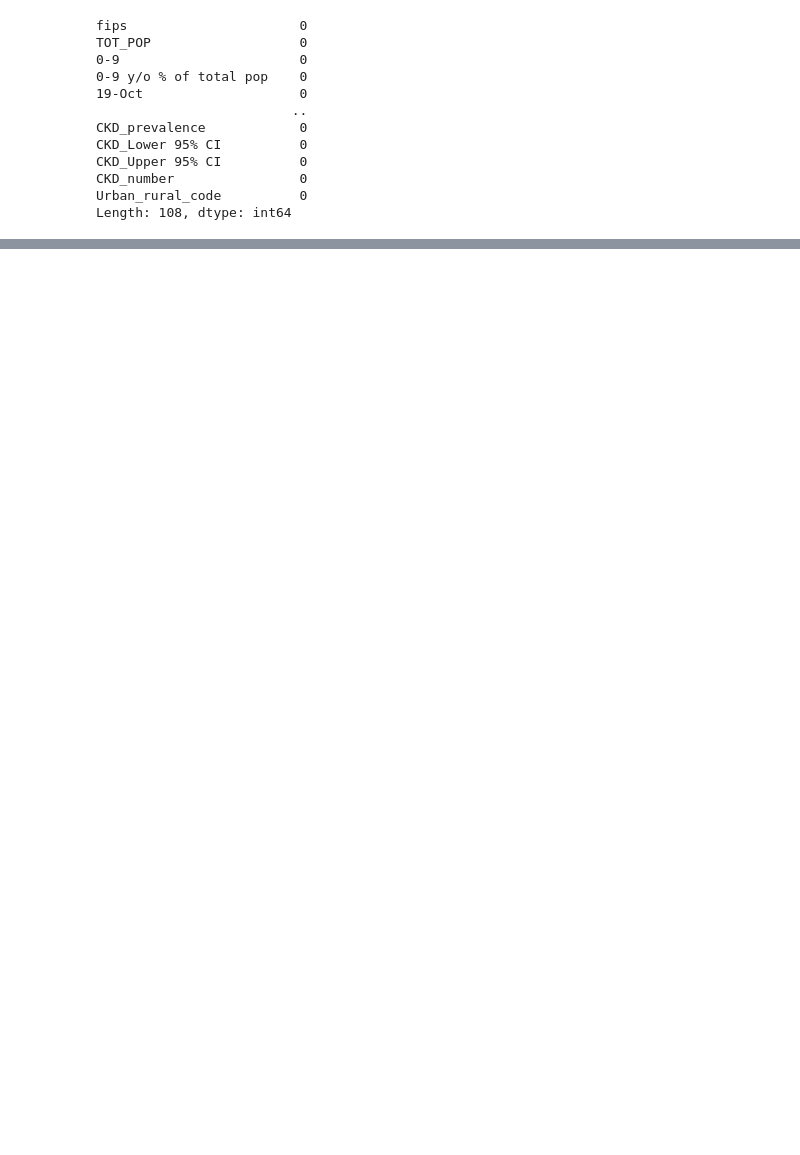
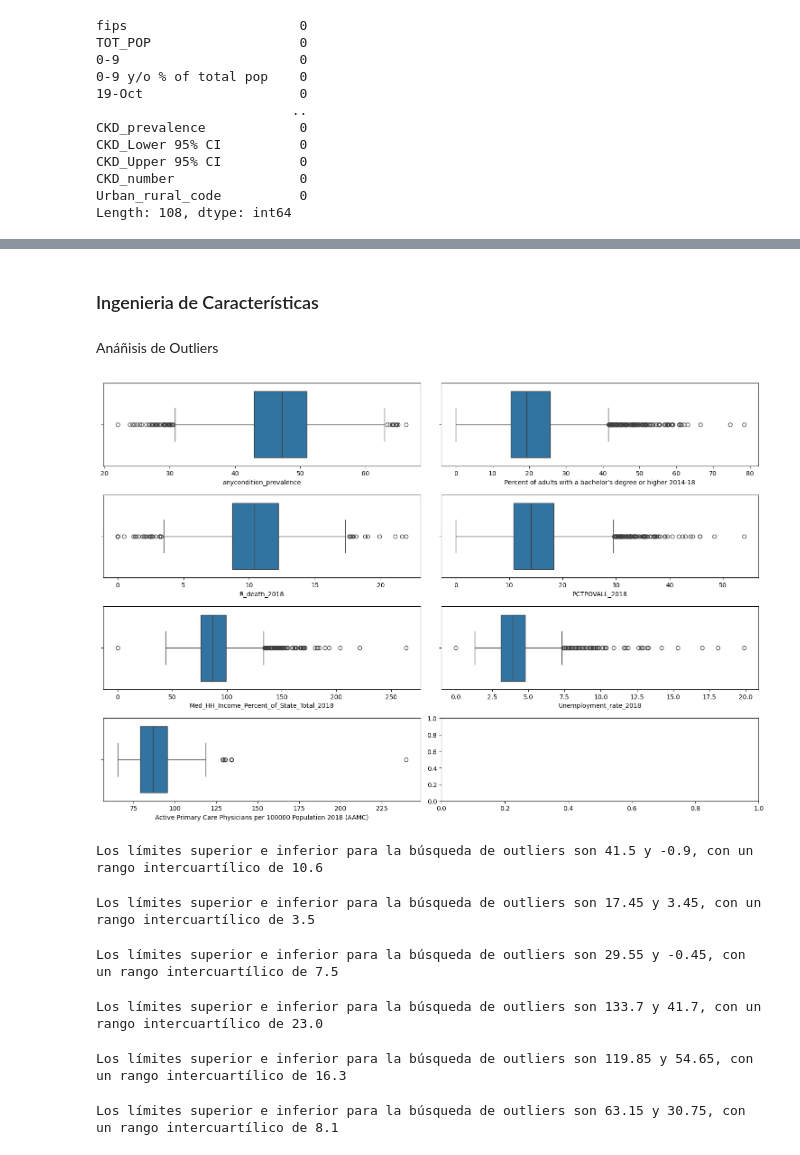
Before and after one commit to Jairo-Almanza/Modelo-de-regresion-lineal-usando-pandas-y-python, a Jupyter notebook: src/explore.ipynb, the cells around one changed output, grey strips where cells are left out. Saved outputs shown, nothing was run; the diff lists cells and outputs as text; code cells hidden in the pictures; blank space fills up the shorter version.

```diff
--- a/src/explore.ipynb
+++ b/src/explore.ipynb
@@ -83,0 +259,71 @@ Length: 108, dtype: int64
+# %% [markdown]
+### Ingenieria de Características
+# %% [markdown]
+Anáñisis de Outliers
+# %%
+fig, axis = plt.subplots(4,2, figsize = (15, 10))
+
+# Crear un histograma múltiple
+sns.boxplot(ax = axis[0,0], data = data_corr, x = "anycondition_prevalence")
+sns.boxplot(ax = axis[0,1], data = data_corr, x = "Percent of adults with a bachelor's degree or higher 2014-18")
+sns.boxplot(ax = axis[1,0], data = data_corr, x = "R_death_2018")
+sns.boxplot(ax = axis[1,1], data = data_corr, x = "PCTPOVALL_2018")
+sns.boxplot(ax = axis[2,0], data = data_corr, x = "Med_HH_Income_Percent_of_State_Total_2018")
+sns.boxplot(ax = axis[2,1], data = data_corr, x = "Unemployment_rate_2018")
+sns.boxplot(ax = axis[3,0], data = data_corr, x = "Active Primary Care Physicians per 100000 Population 2018 (AAMC)")
+
+
+# Ajustar el layout
+plt.tight_layout()
+# Mostrar el plot
+plt.show()
+# %% [output]
+[figure, added]
+# %%
+educ=data_corr["Percent of adults with a bachelor's degree or higher 2014-18"].describe()
+educ_iqr=educ['75%']-educ['25%']
+p_lim_sup=educ['75%']+1.5*educ_iqr
+p_lim_inf=educ['25%']-1.5*educ_iqr
+print(f"Los límites superior e inferior para la búsqueda de outliers son {round(p_lim_sup, 2)} y {round(p_lim_inf, 2)}, con un rango intercuartílico de {round(educ_iqr, 2)}")
+# %% [output]
+Los límites superior e inferior para la búsqueda de outliers son 41.5 y -0.9, con un rango intercuartílico de 10.6
+# %%
+mort=data_corr["R_death_2018"].describe()
+mort_iqr=mort['75%']-mort['25%']
+p_lim_sup=mort['75%']+1.5*mort_iqr
+p_lim_inf=mort['25%']-1.5*mort_iqr
+print(f"Los límites superior e inferior para la búsqueda de outliers son {round(p_lim_sup, 2)} y {round(p_lim_inf, 2)}, con un rango intercuartílico de {round(mort_iqr, 2)}")
+# %% [output]
+Los límites superior e inferior para la búsqueda de outliers son 17.45 y 3.45, con un rango intercuartílico de 3.5
+# %%
+pobr=data_corr["PCTPOVALL_2018"].describe()
+pobr_iqr=pobr['75%']-pobr['25%']
+p_lim_sup=pobr['75%']+1.5*pobr_iqr
+p_lim_inf=pobr['25%']-1.5*pobr_iqr
+print(f"Los límites superior e inferior para la búsqueda de outliers son {round(p_lim_sup, 2)} y {round(p_lim_inf, 2)}, con un rango intercuartílico de {round(pobr_iqr, 2)}")
+# %% [output]
+Los límites superior e inferior para la búsqueda de outliers son 29.55 y -0.45, con un rango intercuartílico de 7.5
+# %%
+ingr=data_corr["Med_HH_Income_Percent_of_State_Total_2018"].describe()
+ingr_iqr=ingr['75%']-ingr['25%']
+p_lim_sup=ingr['75%']+1.5*ingr_iqr
+p_lim_inf=ingr['25%']-1.5*ingr_iqr
+print(f"Los límites superior e inferior para la búsqueda de outliers son {round(p_lim_sup, 2)} y {round(p_lim_inf, 2)}, con un rango intercuartílico de {round(ingr_iqr, 2)}")
+# %% [output]
+Los límites superior e inferior para la búsqueda de outliers son 133.7 y 41.7, con un rango intercuartílico de 23.0
+# %%
+phys=data_corr["Active Primary Care Physicians per 100000 Population 2018 (AAMC)"].describe()
+phys_iqr=phys['75%']-phys['25%']
+p_lim_sup=phys['75%']+1.5*phys_iqr
+p_lim_inf=phys['25%']-1.5*phys_iqr
+print(f"Los límites superior e inferior para la búsqueda de outliers son {round(p_lim_sup, 2)} y {round(p_lim_inf, 2)}, con un rango intercuartílico de {round(phys_iqr, 2)}")
+# %% [output]
+Los límites superior e inferior para la búsqueda de outliers son 119.85 y 54.65, con un rango intercuartílico de 16.3
+# %%
+anyc=data_corr["anycondition_prevalence"].describe()
+anyc_iqr=anyc['75%']-anyc['25%']
+p_lim_sup=anyc['75%']+1.5*anyc_iqr
+p_lim_inf=anyc['25%']-1.5*anyc_iqr
+print(f"Los límites superior e inferior para la búsqueda de outliers son {round(p_lim_sup, 2)} y {round(p_lim_inf, 2)}, con un rango intercuartílico de {round(anyc_iqr, 2)}")
+# %% [output]
+Los límites superior e inferior para la búsqueda de outliers son 63.15 y 30.75, con un rango intercuartílico de 8.1
```
Also changed, not shown: parts of 34 cells of this notebook, 1 other file.
